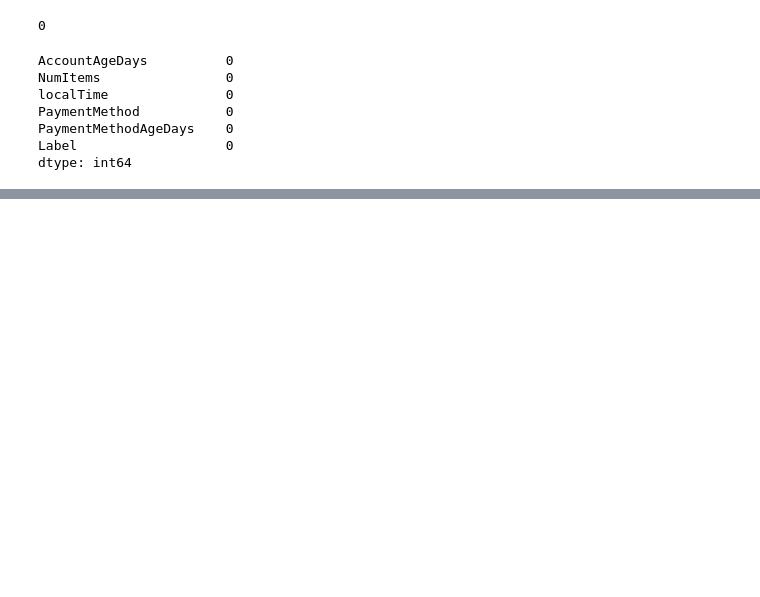
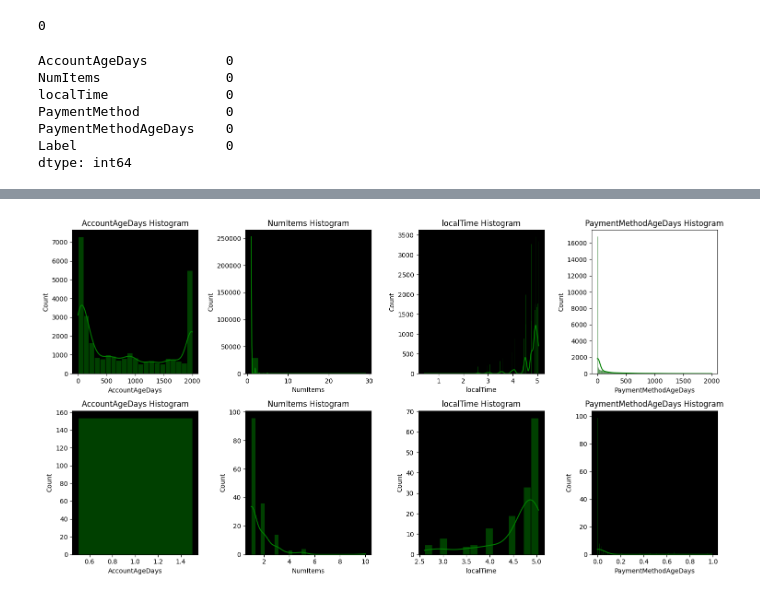
Before and after one commit to Akshay-Paunikar/Payment_Fraud_Detection, a Jupyter notebook: notebook/payment_fraud_detection_EDA.ipynb, the cells around one changed output, grey strips where cells are left out. Drawn from its saved outputs; the diff is of its cells as text; code cells hidden in the pictures; blank space fills up the shorter version.

```diff
--- a/notebook/payment_fraud_detection_EDA.ipynb
+++ b/notebook/payment_fraud_detection_EDA.ipynb
@@ -96,3 +97,6 @@ PaymentMethod           0
 PaymentMethodAgeDays    0
 Label                   0
 dtype: int64
+# %%
+data['Label'] = data['Label'].map({0:"Good", 1:"Fraud"})
+data.head()
@@ -98,0 +112,4 @@ dtype: int64
+# %%
+# separate good data and fraud data
+good_data = data[data['Label']=="Good"]
+fraud_data = data[data['Label']=="Fraud"]
@@ -98,0 +118,73 @@ dtype: int64
+# %%
+plt.figure(figsize=(15,8))
+
+# Good data
+# AccountAgeDays
+
+ax1 = plt.subplot2grid((2,4),(0,0))
+
+sns.histplot(data=good_data, x='AccountAgeDays',kde=True, color='green', ax=ax1)
+ax1.set_facecolor('black')
+plt.title("AccountAgeDays Histogram")
+
+# NumItems
+
+ax2 = plt.subplot2grid((2,4),(0,1))
+
+sns.histplot(data=good_data, x='NumItems',kde=True, color='green', ax=ax2)
+ax2.set_facecolor('black')
+plt.title("NumItems Histogram")
+
+# localTime
+
+ax3 = plt.subplot2grid((2,4),(0,2))
+
+sns.histplot(data=good_data, x='localTime',kde=True, color='green', ax=ax3)
+ax3.set_facecolor('black')
+plt.title("localTime Histogram")
+
+# PaymentMethodAgeDays
+
+ax4 = plt.subplot2grid((2,4),(0,3))
+
+sns.histplot(data=good_data, x='PaymentMethodAgeDays',kde=True, color='green', ax=ax4)
+ax3.set_facecolor('black')
+plt.title("PaymentMethodAgeDays Histogram")
+
+# Fraud data
+# AccountAgeDays
+
+ax5 = plt.subplot2grid((2,4),(1,0))
+
+sns.histplot(data=fraud_data, x='AccountAgeDays',kde=True, color='green', ax=ax5)
+ax5.set_facecolor('black')
+plt.title("AccountAgeDays Histogram")
+
+# NumItems
+
+ax6 = plt.subplot2grid((2,4),(1,1))
+
+sns.histplot(data=fraud_data, x='NumItems',kde=True, color='green', ax=ax6)
+ax6.set_facecolor('black')
+plt.title("NumItems Histogram")
+
+# localTime
+
+ax7 = plt.subplot2grid((2,4),(1,2))
+
+sns.histplot(data=fraud_data, x='localTime',kde=True, color='green', ax=ax7)
+ax7.set_facecolor('black')
+plt.title("localTime Histogram")
+
+# PaymentMethodAgeDays
+
+ax8 = plt.subplot2grid((2,4),(1,3))
+
+sns.histplot(data=fraud_data, x='PaymentMethodAgeDays',kde=True, color='green', ax=ax8)
+ax8.set_facecolor('black')
+plt.title("PaymentMethodAgeDays Histogram")
+
+plt.tight_layout()
+plt.show()
+# %% [output]
+[figure, added]
```
Also changed, not shown: parts of 10 cells of this notebook, 6 other files.
